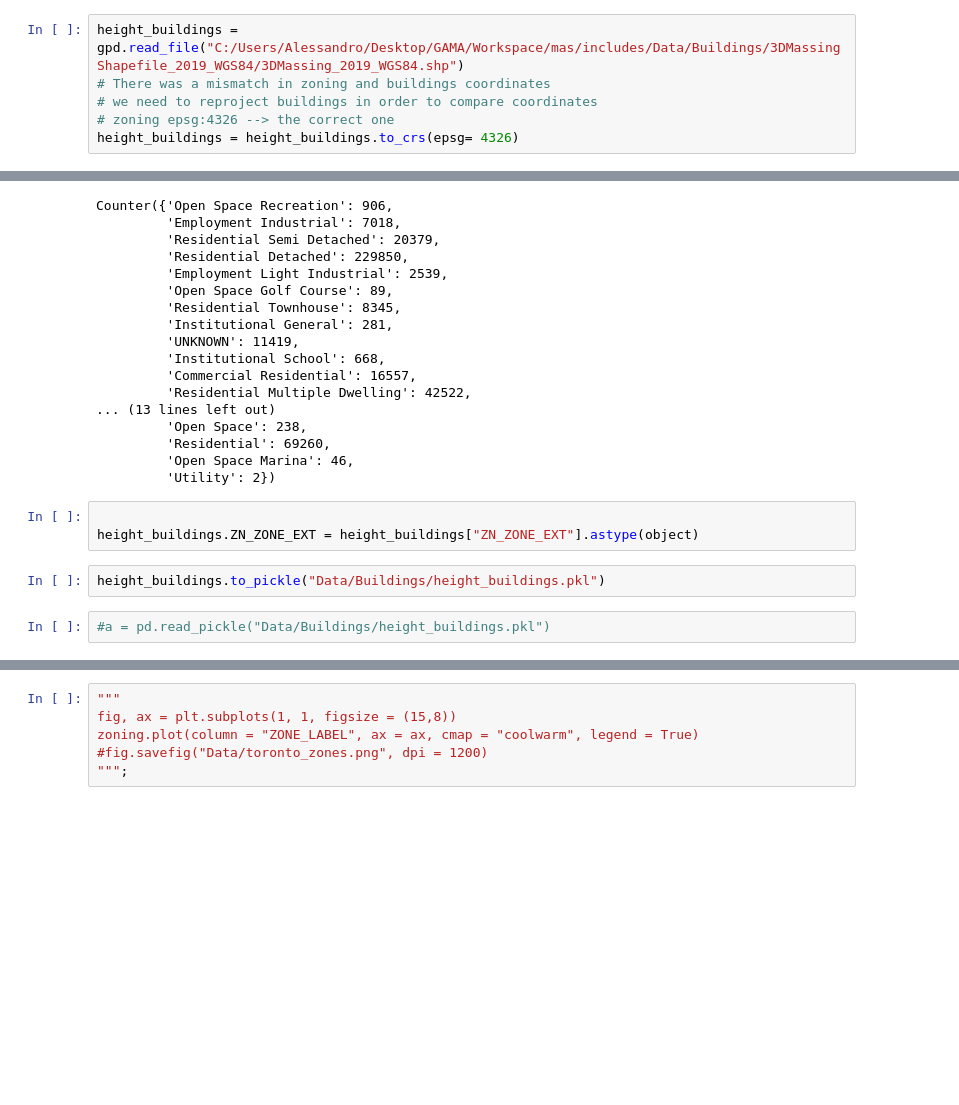
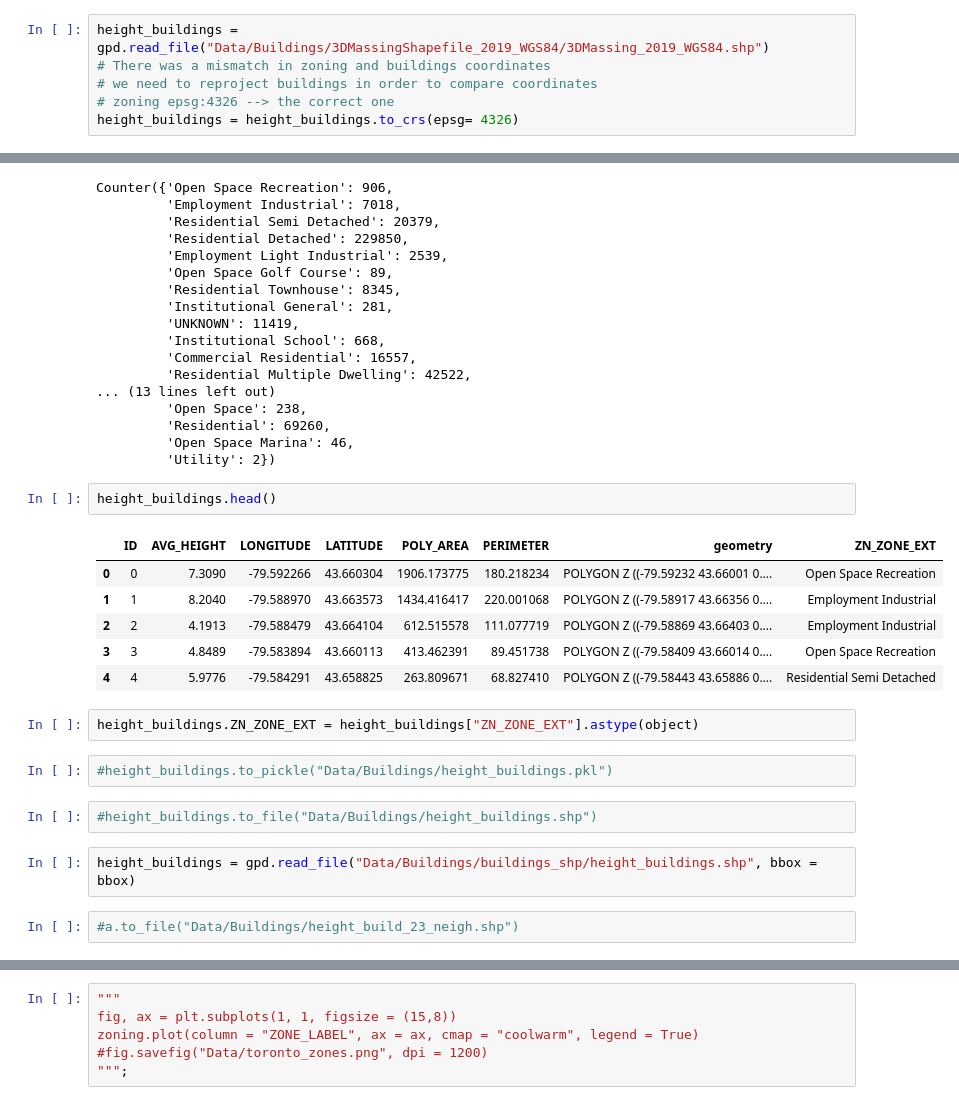
Before and after one commit to MachineLearningJournalClub/GAMELEON, a Jupyter notebook: GIS_Data_Toronto.ipynb, the cells around one changed output, grey strips where cells are left out. Drawn from its saved outputs; the diff is of its cells as text; blank space fills up the shorter version.

```diff
--- a/GIS_Data_Toronto.ipynb
+++ b/GIS_Data_Toronto.ipynb
@@ -169,7 +303,7 @@ DF_railway_toronto.plot(ax = ax, alpha = 0.4, color = "red")
 # %% [markdown]
 ## [3D Massing Data](https://ckan0.cf.opendata.inter.prod-toronto.ca/tl/dataset/3d-massing)
 # %%
-height_buildings = gpd.read_file("C:/Users/Alessandro/Desktop/GAMA/Workspace/mas/includes/Data/Buildings/3DMassingShapefile_2019_WGS84/3DMassing_2019_WGS84.shp")
+height_buildings = gpd.read_file("Data/Buildings/3DMassingShapefile_2019_WGS84/3DMassing_2019_WGS84.shp")
 # There was a mismatch in zoning and buildings coordinates
 # we need to reproject buildings in order to compare coordinates
 # zoning epsg:4326 --> the correct one
@@ -280,10 +424,22 @@ Counter({'Open Space Recreation': 906,
          'Residential': 69260,
          'Open Space Marina': 46,
          'Utility': 2})
+# %%
+height_buildings.head()
+# %% [output]
+|  | ID | AVG_HEIGHT | LONGITUDE | LATITUDE | POLY_AREA | PERIMETER | geometry | ZN_ZONE_EXT |
+| 0 | 0 | 7.3090 | -79.592266 | 43.660304 | 1906.173775 | 180.218234 | POLYGON Z ((-79.59232 43.66001 0.... | Open Space Recreation |
+| 1 | 1 | 8.2040 | -79.588970 | 43.663573 | 1434.416417 | 220.001068 | POLYGON Z ((-79.58917 43.66356 0.... | Employment Industrial |
+| 2 | 2 | 4.1913 | -79.588479 | 43.664104 | 612.515578 | 111.077719 | POLYGON Z ((-79.58869 43.66403 0.... | Employment Industrial |
+| 3 | 3 | 4.8489 | -79.583894 | 43.660113 | 413.462391 | 89.451738 | POLYGON Z ((-79.58409 43.66014 0.... | Open Space Recreation |
+| 4 | 4 | 5.9776 | -79.584291 | 43.658825 | 263.809671 | 68.827410 | POLYGON Z ((-79.58443 43.65886 0.... | Residential Semi Detached |
 # %%
-
 height_buildings.ZN_ZONE_EXT = height_buildings["ZN_ZONE_EXT"].astype(object)
 # %%
-height_buildings.to_pickle("Data/Buildings/height_buildings.pkl")
+#height_buildings.to_pickle("Data/Buildings/height_buildings.pkl")
 # %%
-#a = pd.read_pickle("Data/Buildings/height_buildings.pkl")
+#height_buildings.to_file("Data/Buildings/height_buildings.shp")
+# %%
+height_buildings = gpd.read_file("Data/Buildings/buildings_shp/height_buildings.shp", bbox = bbox)
+# %%
+#a.to_file("Data/Buildings/height_build_23_neigh.shp")
```
Also changed, not shown: parts of 35 cells of this notebook, 1 other file.
